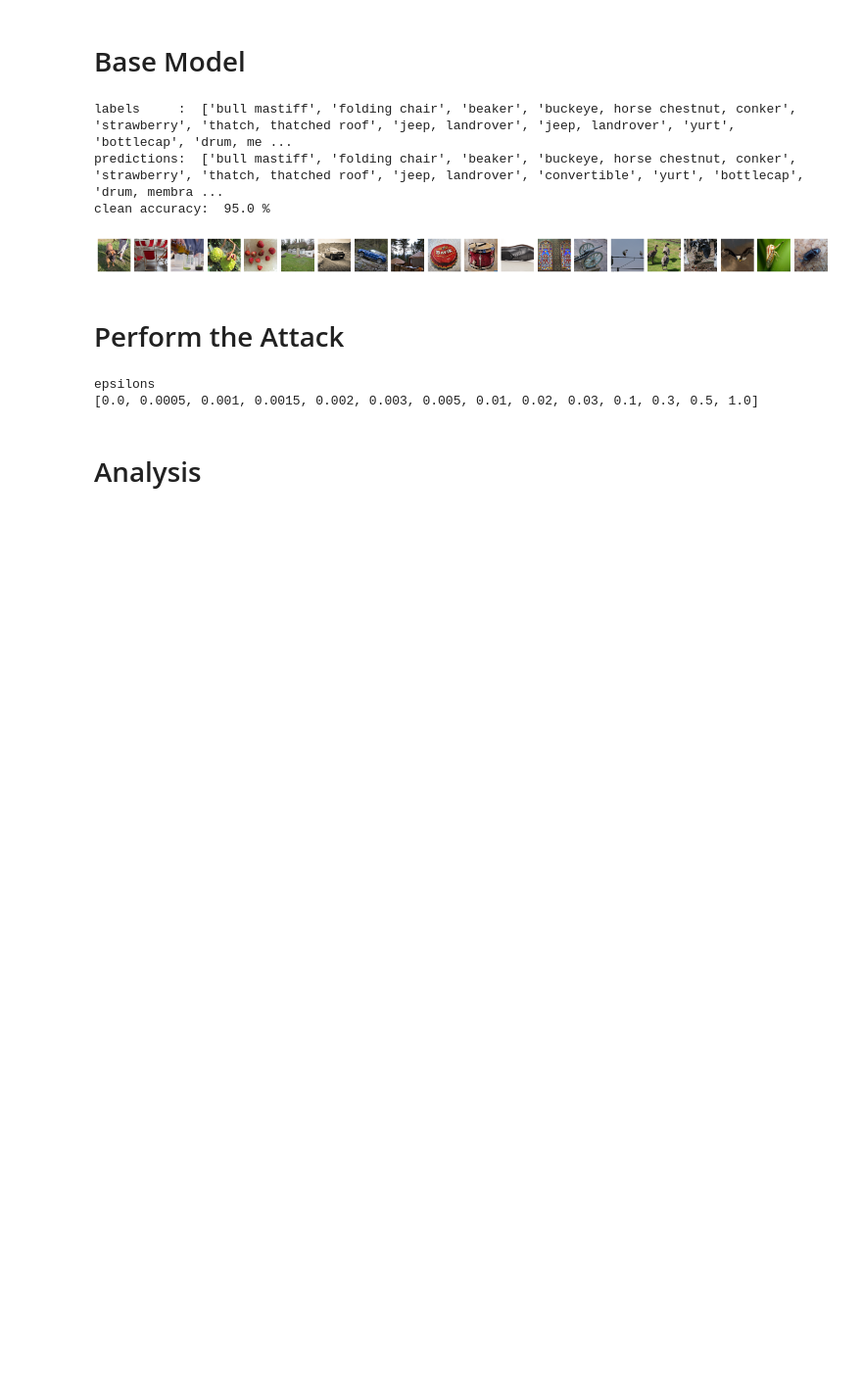
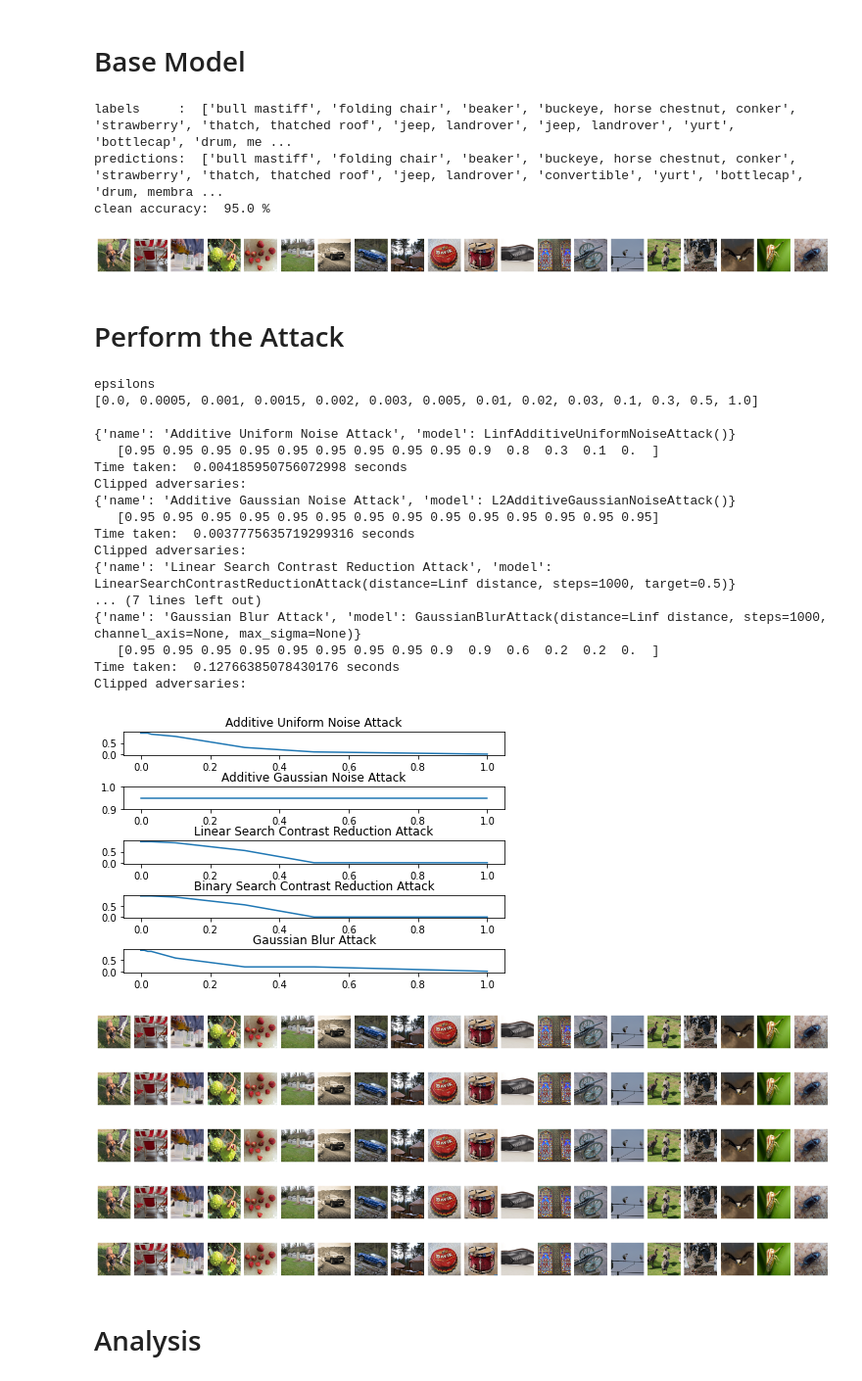
Before and after one commit to zyzhang1130/CS5340-group-project, a Jupyter notebook: Blackbox_Attack.ipynb, the cells around one changed output. Shown at 98% size. Saved outputs shown, nothing was run; the diff lists cells and outputs as text; code cells hidden in the pictures; blank space fills up the shorter version.

Commit message:
Add more models

```diff
--- a/Blackbox_Attack.ipynb
+++ b/Blackbox_Attack.ipynb
@@ -58,8 +56,10 @@ Successfully built imagenet-stubs
 # %% [markdown]
 # Base Model
 # %%
-# grab the inception v3 model
-model = models.resnet18(pretrained=True).eval()
+# grab the inception v3 model'
+device = "cuda" if torch.cuda.is_available() else "cpu"
+
+model = models.resnet18(pretrained=True).to(device).eval()
 dataset = 'imagenet'
 preprocessing = dict(mean=[0.485, 0.456, 0.406], std=[0.229, 0.224, 0.225], axis=-3)
 fmodel = PyTorchModel(model, bounds=(0, 1), preprocessing=preprocessing)
@@ -85,9 +85,12 @@ clean accuracy:  95.0 %
 %matplotlib inline
 
 attacks = [
-        fa.BoundaryAttack(),
-        fa.LinfAdditiveUniformNoiseAttack(),
-    ]
+        {"name": "Additive Uniform Noise Attack", "model": fa.LinfAdditiveUniformNoiseAttack()},
+        {"name": "Additive Gaussian Noise Attack", "model": fa.L2AdditiveGaussianNoiseAttack()},
+        {"name": "Linear Search Contrast Reduction Attack", "model": fa.LinearSearchContrastReductionAttack(distance=distances.linf)},
+        {"name": "Binary Search Contrast Reduction Attack", "model": fa.BinarySearchContrastReductionAttack(distance=distances.linf)},
+        {"name": "Gaussian Blur Attack", "model": fa.GaussianBlurAttack(distance=distances.linf)},
+        ]
 epsilons = [
         0.0,
         0.0005,
@@ -99,37 +102,63 @@ epsilons = [
         0.01,
         0.02,
         0.03,
         0.1,
         0.3,
         0.5,
         1.0,
     ]
 print("epsilons")
 print(epsilons)
 print("")
 
 attack_success = np.zeros((len(attacks), len(epsilons), len(images)), dtype=np.bool)
+fig, axs = plt.subplots(len(attacks))
+fig.tight_layout()
 for i, attack in enumerate(attacks):
-    t1 = time.time()
+
     # The raw adversarial examples. This depends on the attack and we cannot make an guarantees about this output.
     # The clipped adversarial examples. These are guaranteed to not be perturbed more than epsilon and thus are the actual adversarial examples you want to visualize. Note that some of them might not actually switch the class. To know which samples are actually adversarial, you should look at the third tensor.
     # The third tensor contains a boolean for each sample, indicating which samples are true adversarials that are both misclassified and within the epsilon balls around the clean samples.
-    raw_adv, clipped_adv, is_adv = attack(fmodel, images, labels, epsilons=epsilons)
+    t1 = time.time()
+    raw_adv, clipped_adv, is_adv = attack["model"](fmodel, images, labels, epsilons=epsilons)
     t2 = time.time()
     success_ = is_adv.numpy()
     attack_success[i] = success_
     print(attack)
     print("  ", 1.0 - success_.mean(axis=-1).round(2))
     print("Time taken: ", (t2 - t1) / batch_size, "seconds")
 
     # plot the robust accuracy against epsilons for the particular attack
     robust_accuracy = 1 - is_adv.float32().mean(axis=-1)
-    plt.plot(epsilons, robust_accuracy.numpy())
+    axs[i].plot(epsilons, robust_accuracy.numpy())
+    axs[i].set_title(attack["name"])
 
-    plot(clipped_adv[0])
+    print("Clipped adversaries: ")
+    plot.images(clipped_adv[0])
 # %% [output]
 epsilons
 [0.0, 0.0005, 0.001, 0.0015, 0.002, 0.003, 0.005, 0.01, 0.02, 0.03, 0.1, 0.3, 0.5, 1.0]
+
+{'name': 'Additive Uniform Noise Attack', 'model': LinfAdditiveUniformNoiseAttack()}
+   [0.95 0.95 0.95 0.95 0.95 0.95 0.95 0.95 0.95 0.9  0.8  0.3  0.1  0.  ]
+Time taken:  0.004185950756072998 seconds
+Clipped adversaries:
+{'name': 'Additive Gaussian Noise Attack', 'model': L2AdditiveGaussianNoiseAttack()}
+   [0.95 0.95 0.95 0.95 0.95 0.95 0.95 0.95 0.95 0.95 0.95 0.95 0.95 0.95]
+Time taken:  0.0037775635719299316 seconds
+Clipped adversaries:
+{'name': 'Linear Search Contrast Reduction Attack', 'model': LinearSearchContrastReductionAttack(distance=Linf distance, steps=1000, target=0.5)}
+... (7 lines left out)
+{'name': 'Gaussian Blur Attack', 'model': GaussianBlurAttack(distance=Linf distance, steps=1000, channel_axis=None, max_sigma=None)}
+   [0.95 0.95 0.95 0.95 0.95 0.95 0.95 0.95 0.9  0.9  0.6  0.2  0.2  0.  ]
+Time taken:  0.12766385078430176 seconds
+Clipped adversaries:
+[figure, added]
+[figure, added]
+[figure, added]
+[figure, added]
+[figure, added]
+[figure, added]
 # %% [markdown]
 # Analysis
 # %%
```
Also changed, not shown: parts of 3 cells of this notebook.
